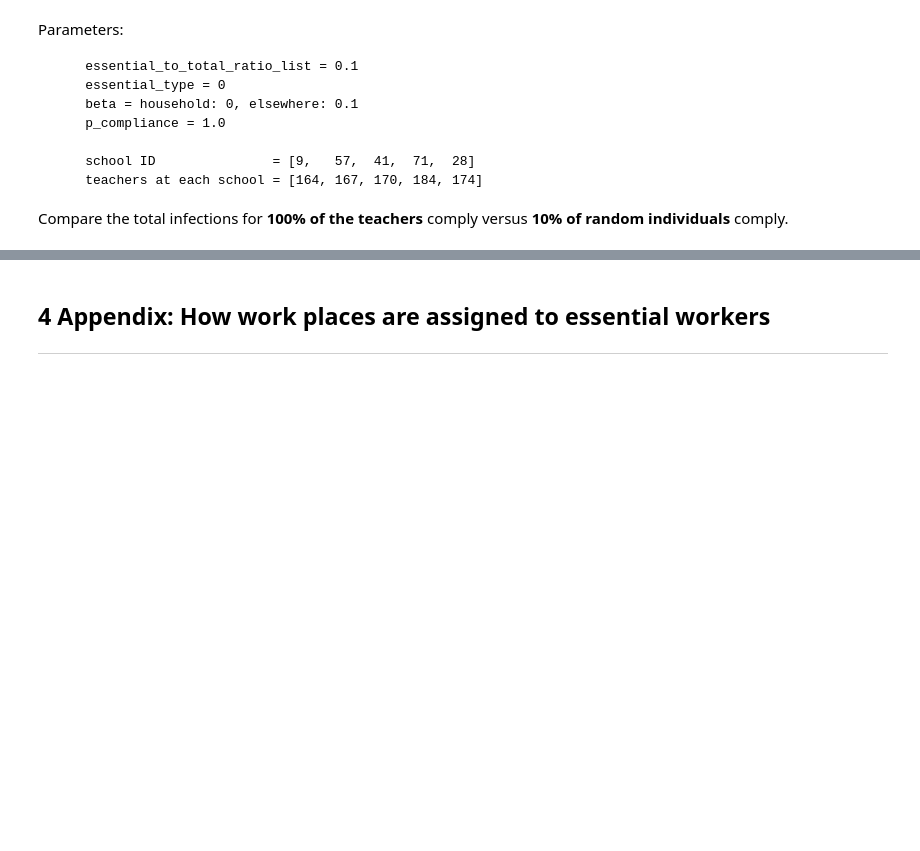
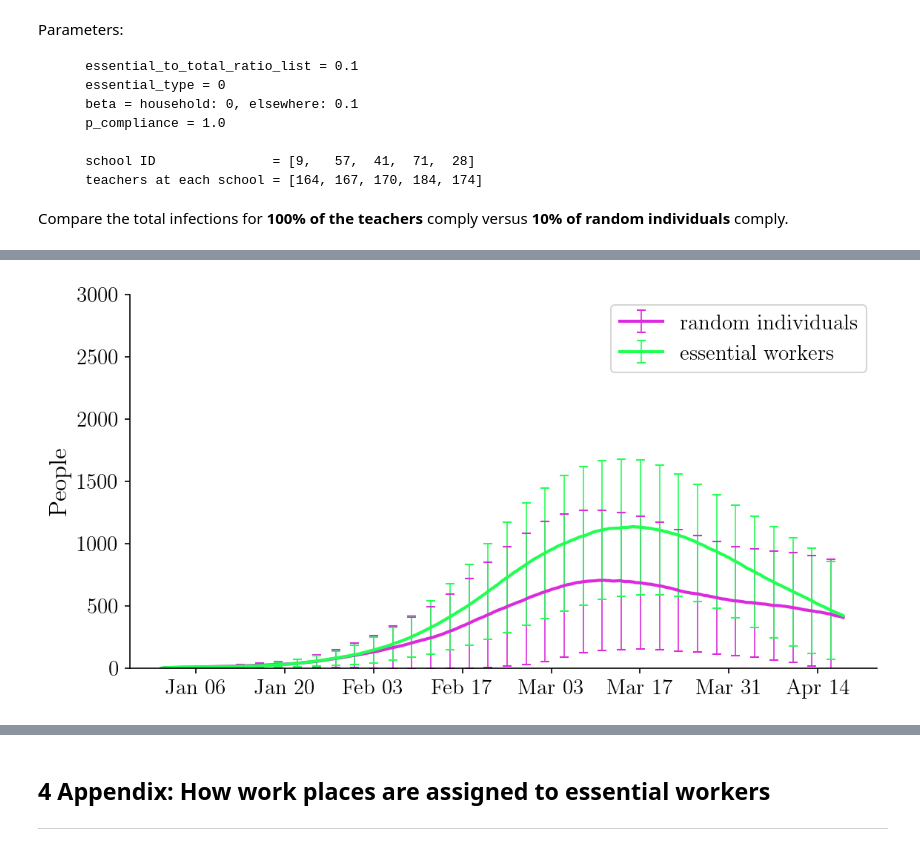
Before and after one commit to stanfordfuturebay/simulator, a Jupyter notebook: simulator-SF_jun25_essential/sim/Instructions_and_Results.ipynb, the cells around one changed output, grey strips where cells are left out. Cells and saved outputs as stored; diff of their text form; code cells hidden in the pictures; blank space fills up the shorter version.

```diff
--- a/simulator-SF_jun25_essential/sim/Instructions_and_Results.ipynb
+++ b/simulator-SF_jun25_essential/sim/Instructions_and_Results.ipynb
@@ -260,0 +307,18 @@ plotter.compare_total_infections(
+# %%
+summaries_SD_6 = load_summary('comp[1.0]_repeats25_sf_type2_prop0.1_ds100.pk')
+FIGSIZE = (8, 4)
+plotter = Plotter()
+title = ['random individuals','essential workers']
+summaries_ = summaries_SD_6['basic']
+c = 0
+runstr = f'run{c}_'
+
+plotter.compare_total_infections(
+    summaries_,
+    titles=title,
+    figtitle=r'Total Infections with Contact Tracing Case Isolation for All',
+    filename=runstr + 'ST_all',
+    figsize=FIGSIZE, acc=500,
+    ymax=3000, errorevery=14)
+# %% [output]
+[figure, added]
```
Also changed, not shown: parts of 10 cells of this notebook.
